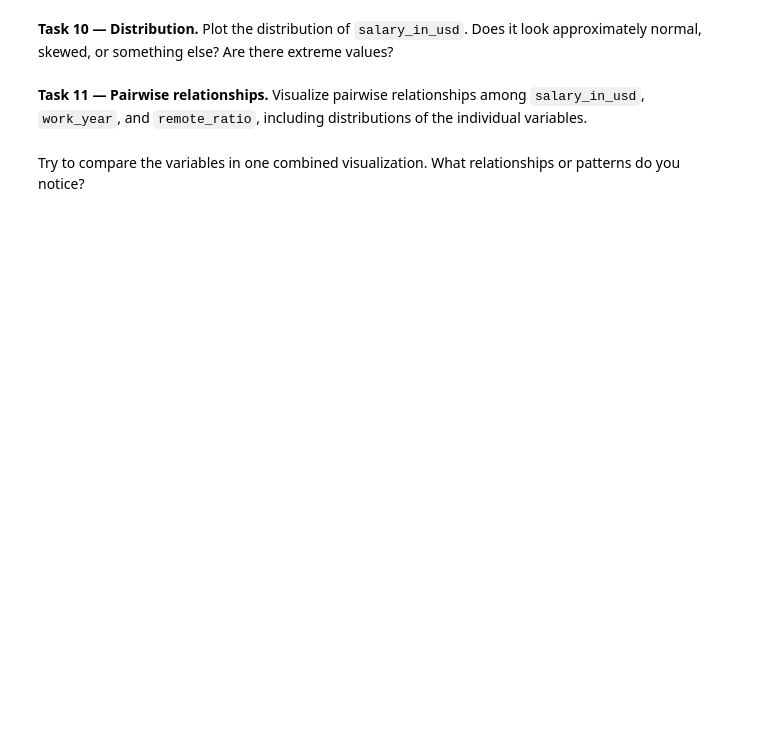
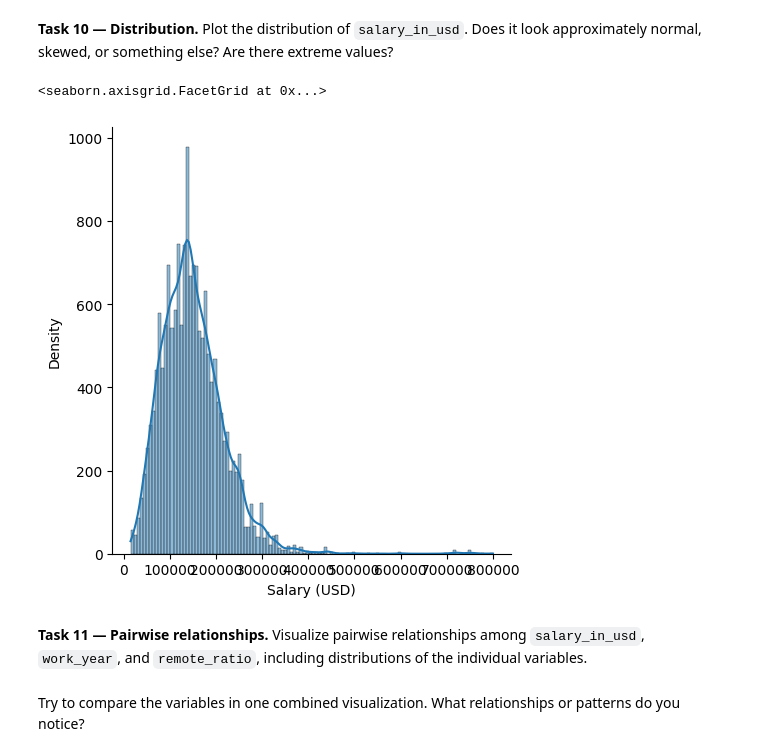
Before and after one commit to dhkarnati-dotcom/dhkarnati-DataScience-GenAI-Submissions, a Jupyter notebook: 7_01_Exploratory_Data_Analysis_Salary_Student.ipynb, the cells around one changed output. Saved outputs shown, nothing was run; the diff lists cells and outputs as text; code cells hidden in the pictures; blank space fills up the shorter version.

```diff
--- a/7_01_Exploratory_Data_Analysis_Salary_Student.ipynb
+++ b/7_01_Exploratory_Data_Analysis_Salary_Student.ipynb
@@ -70,5 +144,11 @@ plt.show()
 # %% [markdown]
 **Task 10 — Distribution.** Plot the distribution of `salary_in_usd`. Does it look approximately normal, skewed, or something else? Are there extreme values?
+# %%
+ax = sns.displot(salary_data['salary_in_usd'], kde=True)
+ax.set(xlabel='Salary (USD)', ylabel='Density')
+# %% [output]
+<seaborn.axisgrid.FacetGrid at 0x...>
+[figure, added]
 # %% [markdown]
 **Task 11 — Pairwise relationships.** Visualize pairwise relationships among `salary_in_usd`, `work_year`, and `remote_ratio`, including distributions of the individual variables.
 # %% [markdown]
```
Also changed, not shown: parts of 10 cells of this notebook.
